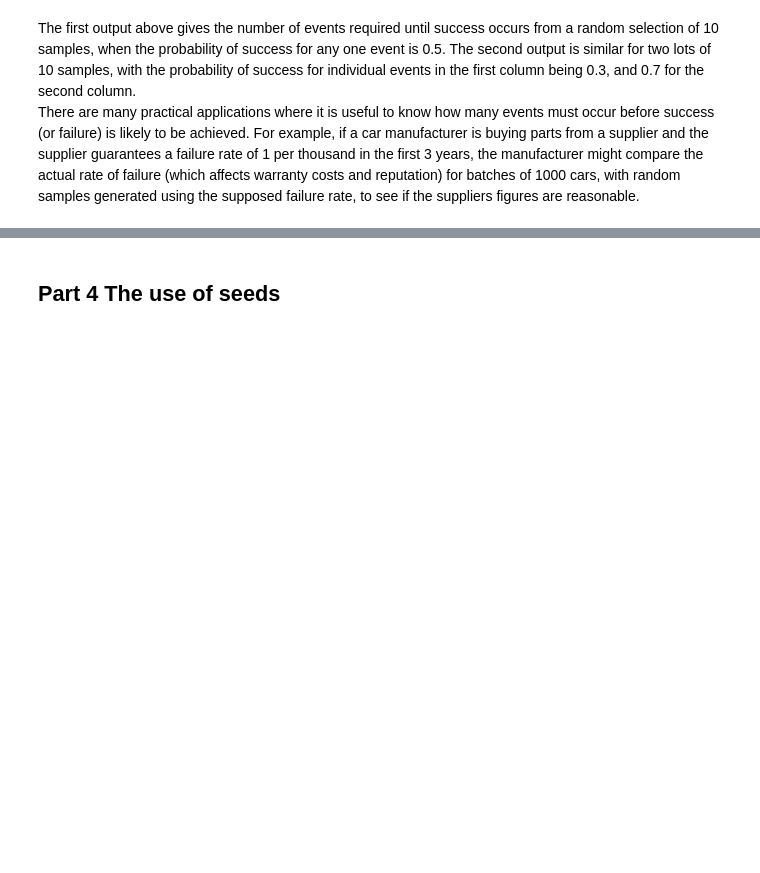
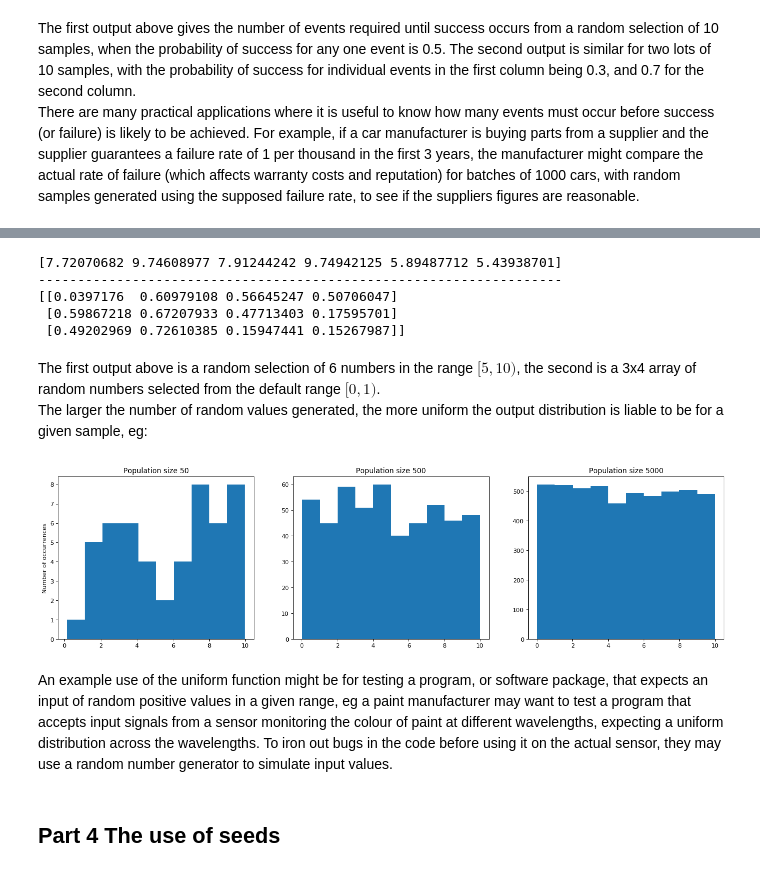
Before and after one commit to NigelSlack/numpy-random, a Jupyter notebook: numpy-random.ipynb, the cells around one changed output, grey strips where cells are left out. Drawn from its saved outputs; the diff is of its cells as text; code cells hidden in the pictures; blank space fills up the shorter version.

Commit message:
Update notebook - include use of seeds
Include section on use of seeds, with example

```diff
--- a/numpy-random.ipynb
+++ b/numpy-random.ipynb
@@ -448,3 +433,34 @@ print(np.random.geometric(0.001,1000))
+# %%
+x=str(np.random.uniform(low=5,high=10,size=6))
+print(x)
+print((len(x))*'-')
+print(np.random.uniform(size=(3,4)))
+# %% [output]
+[7.72070682 9.74608977 7.91244242 9.74942125 5.89487712 5.43938701]
+-------------------------------------------------------------------
+[[0.0397176  0.60979108 0.56645247 0.50706047]
+ [0.59867218 0.67207933 0.47713403 0.17595701]
+ [0.49202969 0.72610385 0.15947441 0.15267987]]
+# %% [markdown]
+The first output above is a random selection of 6 numbers in the range $[5,10)$, the second is a 3x4 array of random numbers selected from the default range $[0,1)$.
+The larger the number of random values generated, the more uniform the output distribution is liable to be for a given sample, eg:
+# %%
+plt.figure(figsize=(20,5), dpi= 80)
+plt.subplot(1,3,1)
+plt.ylabel('Number of occurrences')
+plt.hist(np.random.uniform(low=0,high=10,size=50))
+plt.title('Population size 50')
+plt.subplot(1,3,2)
+plt.hist(np.random.uniform(low=0,high=10,size=500))
+plt.title('Population size 500')
+plt.subplot(1,3,3)
+plt.hist(np.random.uniform(low=0,high=10,size=5000))
+plt.title('Population size 5000')
+plt.show()
+# %% [output]
+[figure, added]
+# %% [markdown]
+An example use of the uniform function might be for testing a program, or software package, that expects an input of random positive values in a given range, eg a paint manufacturer may want to test a program that accepts input signals from a sensor monitoring the colour of paint at different wavelengths, expecting a uniform distribution across the wavelengths. To iron out bugs in the code before using it on the actual sensor, they may use a random number generator to simulate input values.
 # %% [markdown]
 ## Part 4 The use of seeds
 # %% [markdown]
```
Also changed, not shown: parts of 4 cells of this notebook.
